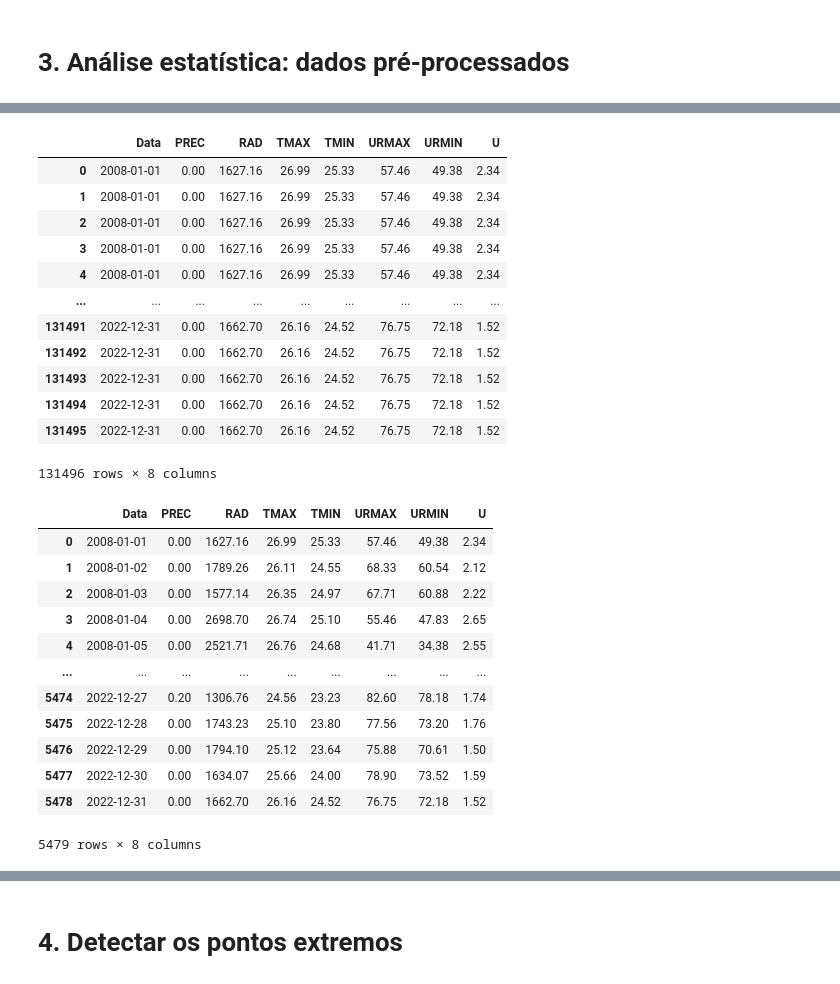
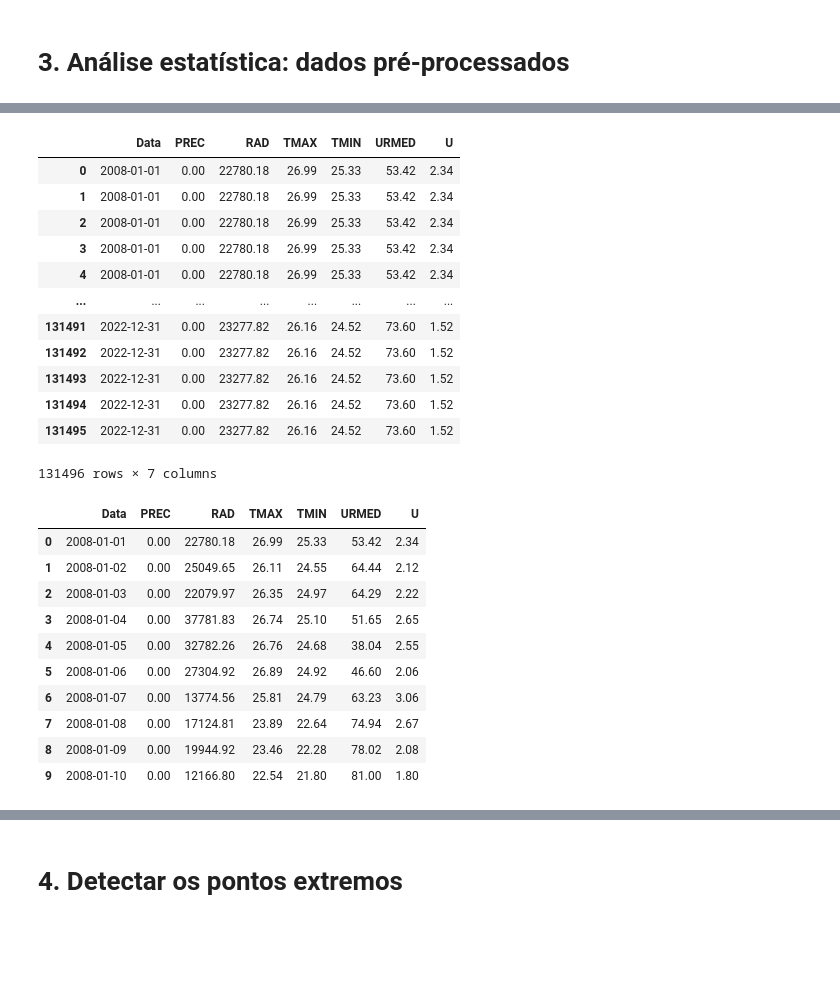
Before and after one commit to angelassilviane/esalq_dados_clima, a Jupyter notebook: main.ipynb, the cells around one changed output, grey strips where cells are left out. Cells and saved outputs as stored; diff of their text form; code cells hidden in the pictures; blank space fills up the shorter version.

```diff
--- a/main.ipynb
+++ b/main.ipynb
@@ -142,3 +116,7 @@ df.head(25)
+# %%
+# Calcular a média da UR:
+df.insert(8,'Urmed', '', allow_duplicates=False)
+df['Urmed'] = (df['Urmax'] + df['Urmin'])/2
 # %%
 # 1º) Radiação negativa será igual a NaN:
 df['Rad'].where(~(df['Rad'] < 0), other=math.nan, inplace=True)
@@ -163,0 +142,12 @@ df.head(25)
+# %%
+# Inserir novas colunas:
+df.insert(10, 'PREC', '', allow_duplicates=False)
+df.insert(11, 'RAD', '', allow_duplicates=False)
+df.insert(12, 'TMAX', '', allow_duplicates=False)
+df.insert(13, 'TMIN', '', allow_duplicates=False)
+df.insert(14, 'URMAX', '', allow_duplicates=False)
+df.insert(15, 'URMIN', '', allow_duplicates=False)
+df.insert(16, 'URMED', '', allow_duplicates=False)
+df.insert(17, 'U', '', allow_duplicates=False)
+
+df.head(25)
@@ -166,7 +174,7 @@ df.head(25)
 df.loc[0:23, "PREC"] = np.nansum(df.loc[0:23,"Prec"])
 
 # 2º) Correção da radiação: kJ m-2 dia-1 para MJ m-2 dia-1
-df.loc[0:23,  "RAD"] = (np.nanmean(df.loc[0:23,"Rad"]))/1000
+df.loc[0:23,  "RAD"] = (np.nansum(df.loc[0:23,"Rad"]))/1000
 
 # Média: TMAX e TMIN:
 df.loc[0:23, "TMAX"] = np.nanmean(df.loc[0:23,"Tmax"])
@@ -175,6 +183,7 @@ df.loc[0:23, "TMIN"] = np.nanmean(df.loc[0:23,"Tmin"])
 # Média: URMAX e URMIN:
 df.loc[0:23,"URMAX"] = np.nanmean(df.loc[0:23,"Urmax"])
 df.loc[0:23,"URMIN"] = np.nanmean(df.loc[0:23,"Urmin"])
+df.loc[0:23,"URMED"] = np.nanmean(df.loc[0:23,"Urmed"])
 
 # Média: U (vento):
 df.loc[0:23,"U"] = np.nanmean(df.loc[0:23,"vento"])
@@ -204,12 +213,17 @@ finish = 47
 
 for row in df.itertuples():
     df.loc[start:finish,"PREC"] = np.nansum(df.loc[start:finish,"Prec"])
+
     # 2º) Correção da radiação: kJ m-2 dia-1 para MJ m-2 dia-1
-    df.loc[start:finish,"RAD"] = (np.nanmean(df.loc[start:finish,"Rad"]))/1000
+    df.loc[start:finish,"RAD"] = (np.nansum(df.loc[start:finish,"Rad"]))/1000
+
     df.loc[start:finish,"TMAX"] = np.nanmean(df.loc[start:finish,"Tmax"])
     df.loc[start:finish,"TMIN"] = np.nanmean(df.loc[start:finish,"Tmin"])
+
     df.loc[start:finish,"URMAX"] = np.nanmean(df.loc[start:finish,"Urmax"])
     df.loc[start:finish,"URMIN"] = np.nanmean(df.loc[start:finish,"Urmin"])
+    df.loc[start:finish,"URMED"] = np.nanmean(df.loc[start:finish,"Urmed"])
+
     df.loc[start:finish,"U"] = np.nanmean(df.loc[start:finish,"vento"])
 
     start += 24
@@ -237,45 +251,43 @@ df.head(25)
 # %%
 # Criar novo dataframe com cópia do df anterior:
-new_df = df[['Data','PREC','RAD','TMAX','TMIN','URMAX','URMIN','U']].copy()
+new_df = df[['Data','PREC','RAD','TMAX','TMIN','URMED','U']].copy()
 pd.DataFrame(new_df)
 # new_df.head(25)
 # print("Linhas x Colunas: ", new_df.shape)
 new_df
 # %% [output]
-|  | Data | PREC | RAD | TMAX | TMIN | URMAX | URMIN | U |
-| 0 | 2008-01-01 | 0.00 | 1627.16 | 26.99 | 25.33 | 57.46 | 49.38 | 2.34 |
-| 1 | 2008-01-01 | 0.00 | 1627.16 | 26.99 | 25.33 | 57.46 | 49.38 | 2.34 |
-| 2 | 2008-01-01 | 0.00 | 1627.16 | 26.99 | 25.33 | 57.46 | 49.38 | 2.34 |
-| 3 | 2008-01-01 | 0.00 | 1627.16 | 26.99 | 25.33 | 57.46 | 49.38 | 2.34 |
-| 4 | 2008-01-01 | 0.00 | 1627.16 | 26.99 | 25.33 | 57.46 | 49.38 | 2.34 |
-| ... | ... | ... | ... | ... | ... | ... | ... | ... |
-| 131491 | 2022-12-31 | 0.00 | 1662.70 | 26.16 | 24.52 | 76.75 | 72.18 | 1.52 |
-| 131492 | 2022-12-31 | 0.00 | 1662.70 | 26.16 | 24.52 | 76.75 | 72.18 | 1.52 |
-| 131493 | 2022-12-31 | 0.00 | 1662.70 | 26.16 | 24.52 | 76.75 | 72.18 | 1.52 |
-| 131494 | 2022-12-31 | 0.00 | 1662.70 | 26.16 | 24.52 | 76.75 | 72.18 | 1.52 |
-| 131495 | 2022-12-31 | 0.00 | 1662.70 | 26.16 | 24.52 | 76.75 | 72.18 | 1.52 |
+|  | Data | PREC | RAD | TMAX | TMIN | URMED | U |
+| 0 | 2008-01-01 | 0.00 | 22780.18 | 26.99 | 25.33 | 53.42 | 2.34 |
+| 1 | 2008-01-01 | 0.00 | 22780.18 | 26.99 | 25.33 | 53.42 | 2.34 |
+| 2 | 2008-01-01 | 0.00 | 22780.18 | 26.99 | 25.33 | 53.42 | 2.34 |
+| 3 | 2008-01-01 | 0.00 | 22780.18 | 26.99 | 25.33 | 53.42 | 2.34 |
+| 4 | 2008-01-01 | 0.00 | 22780.18 | 26.99 | 25.33 | 53.42 | 2.34 |
+| ... | ... | ... | ... | ... | ... | ... | ... |
+| 131491 | 2022-12-31 | 0.00 | 23277.82 | 26.16 | 24.52 | 73.60 | 1.52 |
+| 131492 | 2022-12-31 | 0.00 | 23277.82 | 26.16 | 24.52 | 73.60 | 1.52 |
+| 131493 | 2022-12-31 | 0.00 | 23277.82 | 26.16 | 24.52 | 73.60 | 1.52 |
+| 131494 | 2022-12-31 | 0.00 | 23277.82 | 26.16 | 24.52 | 73.60 | 1.52 |
+| 131495 | 2022-12-31 | 0.00 | 23277.82 | 26.16 | 24.52 | 73.60 | 1.52 |
-131496 rows × 8 columns
+131496 rows × 7 columns
 # %%
 # Eliminar linhas duplicadas:
 new_df.drop_duplicates(inplace=True)
 
 # Resetar o índice sem criar uma nova coluna:
 new_df = new_df.reset_index(drop=True)
-new_df
+new_df.head(10)
 # %% [output]
-|  | Data | PREC | RAD | TMAX | TMIN | URMAX | URMIN | U |
-| 0 | 2008-01-01 | 0.00 | 1627.16 | 26.99 | 25.33 | 57.46 | 49.38 | 2.34 |
-| 1 | 2008-01-02 | 0.00 | 1789.26 | 26.11 | 24.55 | 68.33 | 60.54 | 2.12 |
-| 2 | 2008-01-03 | 0.00 | 1577.14 | 26.35 | 24.97 | 67.71 | 60.88 | 2.22 |
-| 3 | 2008-01-04 | 0.00 | 2698.70 | 26.74 | 25.10 | 55.46 | 47.83 | 2.65 |
-| 4 | 2008-01-05 | 0.00 | 2521.71 | 26.76 | 24.68 | 41.71 | 34.38 | 2.55 |
-| ... | ... | ... | ... | ... | ... | ... | ... | ... |
-| 5474 | 2022-12-27 | 0.20 | 1306.76 | 24.56 | 23.23 | 82.60 | 78.18 | 1.74 |
-| 5475 | 2022-12-28 | 0.00 | 1743.23 | 25.10 | 23.80 | 77.56 | 73.20 | 1.76 |
-| 5476 | 2022-12-29 | 0.00 | 1794.10 | 25.12 | 23.64 | 75.88 | 70.61 | 1.50 |
-| 5477 | 2022-12-30 | 0.00 | 1634.07 | 25.66 | 24.00 | 78.90 | 73.52 | 1.59 |
-| 5478 | 2022-12-31 | 0.00 | 1662.70 | 26.16 | 24.52 | 76.75 | 72.18 | 1.52 |
+|  | Data | PREC | RAD | TMAX | TMIN | URMED | U |
+| 0 | 2008-01-01 | 0.00 | 22780.18 | 26.99 | 25.33 | 53.42 | 2.34 |
+| 1 | 2008-01-02 | 0.00 | 25049.65 | 26.11 | 24.55 | 64.44 | 2.12 |
+| 2 | 2008-01-03 | 0.00 | 22079.97 | 26.35 | 24.97 | 64.29 | 2.22 |
+| 3 | 2008-01-04 | 0.00 | 37781.83 | 26.74 | 25.10 | 51.65 | 2.65 |
+| 4 | 2008-01-05 | 0.00 | 32782.26 | 26.76 | 24.68 | 38.04 | 2.55 |
+| 5 | 2008-01-06 | 0.00 | 27304.92 | 26.89 | 24.92 | 46.60 | 2.06 |
+| 6 | 2008-01-07 | 0.00 | 13774.56 | 25.81 | 24.79 | 63.23 | 3.06 |
+| 7 | 2008-01-08 | 0.00 | 17124.81 | 23.89 | 22.64 | 74.94 | 2.67 |
+| 8 | 2008-01-09 | 0.00 | 19944.92 | 23.46 | 22.28 | 78.02 | 2.08 |
+| 9 | 2008-01-10 | 0.00 | 12166.80 | 22.54 | 21.80 | 81.00 | 1.80 |
-5479 rows × 8 columns
 # %%
 new_df.info()
 # %% [output]
```
Also changed, not shown: parts of 42 cells of this notebook, 5 other files.
